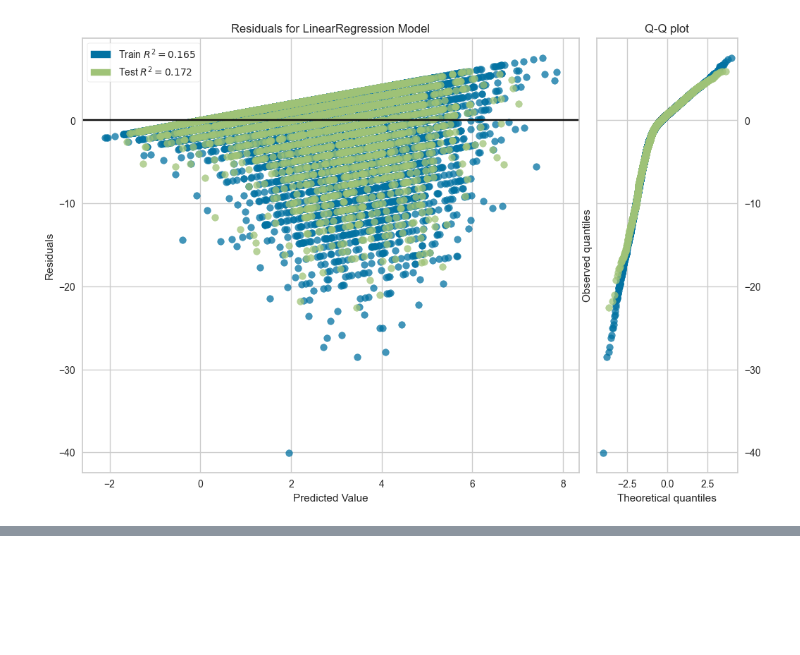
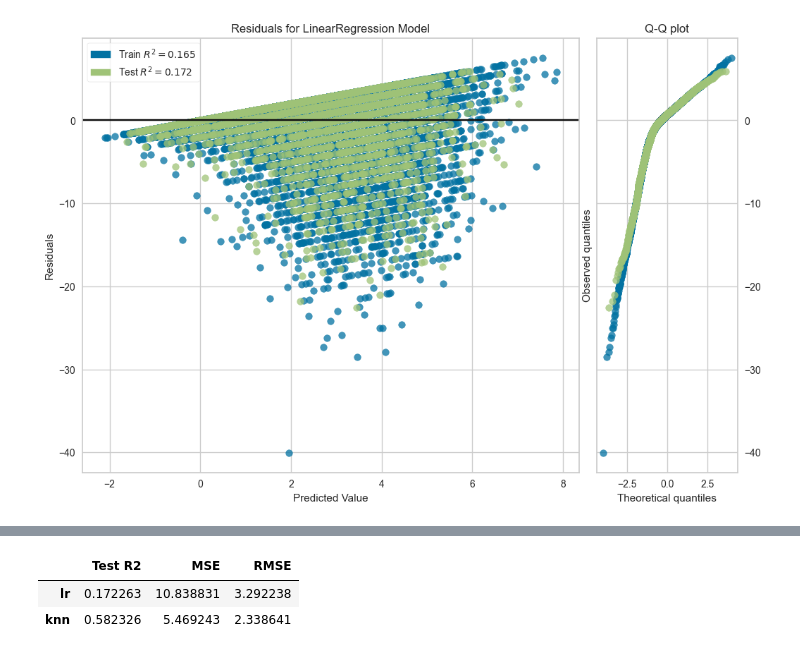
Before and after one commit to nicollorens12/BicingEstimator, a Jupyter notebook: notebook.ipynb, the cells around one changed output, grey strips where cells are left out. Drawn from its saved outputs; the diff is of its cells as text; code cells hidden in the pictures; blank space fills up the shorter version.

Commit message:
First Models

```diff
--- a/notebook.ipynb
+++ b/notebook.ipynb
@@ -259,0 +300,37 @@ viz = residuals_plot(lr, X_train, y_train, X_test, y_test, is_fitted=True, qqplo
+# %%
+from sklearn.neighbors import KNeighborsRegressor
+from sklearn.model_selection import GridSearchCV
+from sklearn.metrics import mean_squared_error
+
+# Define the parameter grid
+param_grid = {
+    'n_neighbors': [3, 5, 7, 9],
+    'weights': ['uniform', 'distance'],
+    'p': [1, 2]
+}
+
+# Create the K-Nearest Neighbors model
+knn = KNeighborsRegressor()
+
+# Perform grid search with cross-validation
+grid_search = GridSearchCV(knn, param_grid, scoring='neg_mean_squared_error', cv=5)
+grid_search.fit(X_train, y_train)
+
+# Get the best model and best parameters
+best_knn = grid_search.best_estimator_
+best_params = grid_search.best_params_
+
+# Evaluate the model on the test set
+y_pred = best_knn.predict(X_test)
+
+r2 = r2_score(y_test, y_pred)
+
+# Create a new row for K-Nearest Neighbors results
+r2_results.loc['knn'] = [r2, mean_squared_error(y_test, y_pred), np.sqrt(mean_squared_error(y_test, y_pred))]
+
+# Print the updated results
+r2_results
+# %% [output]
+|  | Test R2 | MSE | RMSE |
+| lr | 0.172263 | 10.838831 | 3.292238 |
+| knn | 0.582326 | 5.469243 | 2.338641 |
```
Also changed, not shown: parts of 15 cells of this notebook.
